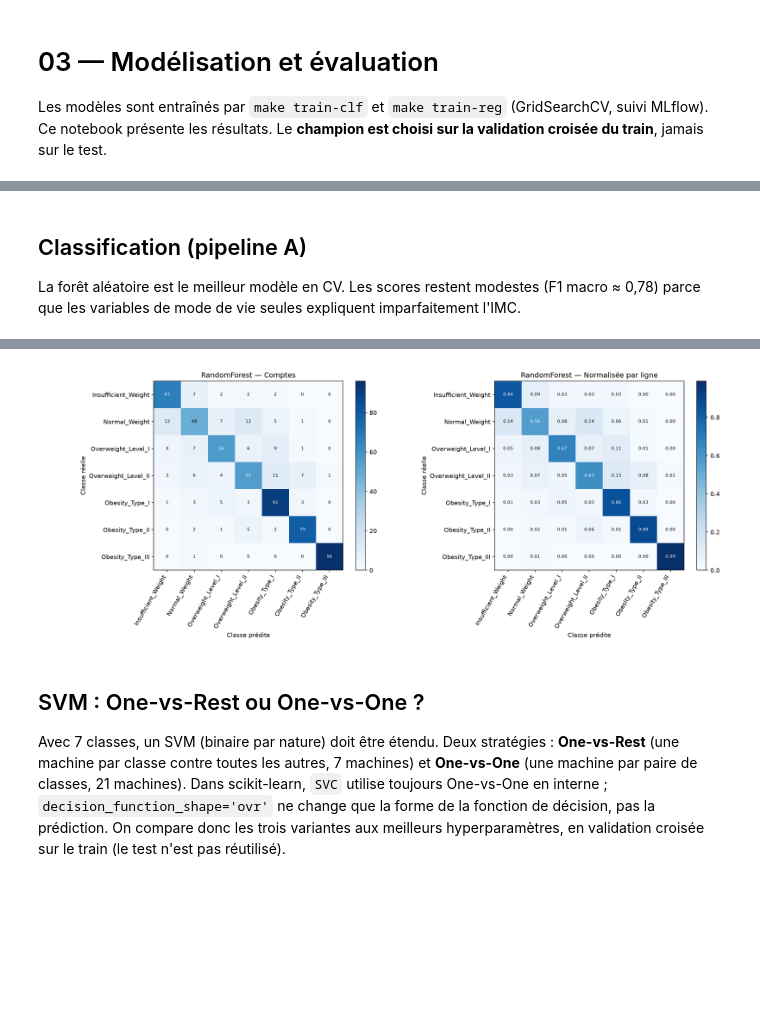
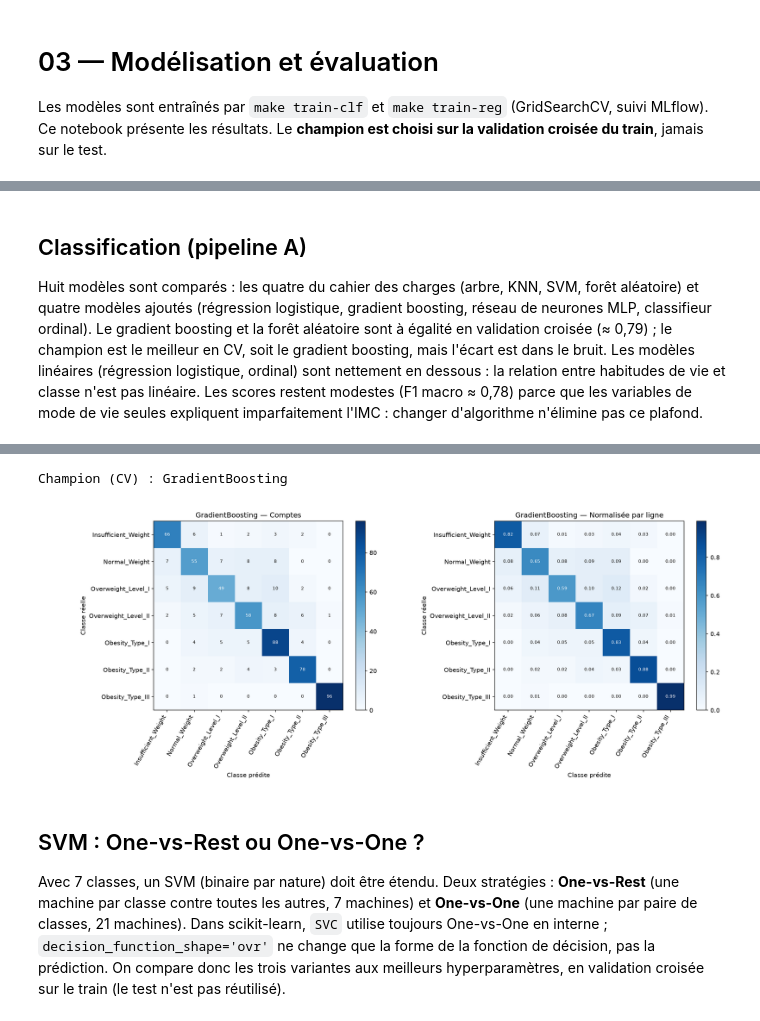
Before and after one commit to salmahanabal/obesity-levels, a Jupyter notebook: notebooks/03_modeling_and_evaluation.ipynb, the cells around one changed output, grey strips where cells are left out. Saved outputs shown, nothing was run; the diff lists cells and outputs as text; code cells hidden in the pictures; blank space fills up the shorter version.

Commit message:
Ajoute gradient boosting, MLP, regression logistique et classifieur ordinal ; champion GradientBoosting

```diff
--- a/notebooks/03_modeling_and_evaluation.ipynb
+++ b/notebooks/03_modeling_and_evaluation.ipynb
@@ -19,9 +23,11 @@ display(pd.read_csv(T/'model_comparison.csv'))
 # %% [markdown]
 ## Classification (pipeline A)
-La forêt aléatoire est le meilleur modèle en CV. Les scores restent modestes (F1 macro ≈ 0,78) parce que les variables de mode de vie seules expliquent imparfaitement l'IMC.
+Huit modèles sont comparés : les quatre du cahier des charges (arbre, KNN, SVM, forêt aléatoire) et quatre modèles ajoutés (régression logistique, gradient boosting, réseau de neurones MLP, classifieur ordinal). Le gradient boosting et la forêt aléatoire sont à égalité en validation croisée (≈ 0,79) ; le champion est le meilleur en CV, soit le gradient boosting, mais l'écart est dans le bruit. Les modèles linéaires (régression logistique, ordinal) sont nettement en dessous : la relation entre habitudes de vie et classe n'est pas linéaire. Les scores restent modestes (F1 macro ≈ 0,78) parce que les variables de mode de vie seules expliquent imparfaitement l'IMC : changer d'algorithme n'élimine pas ce plafond.
 # %%
 display(pd.read_csv(T/'classification_results.csv')[['model','cv_f1_macro','test_accuracy','test_balanced_accuracy','test_f1_macro','test_accuracy_pm1','test_roc_auc_ovr_macro']].round(3))
-display(Image(str(F/'model_cm_RandomForest.png'), width=900))
+champ = pd.read_csv(T/'classification_results.csv').query('~model.str.endswith("_LEAKAGE")').sort_values('cv_f1_macro').iloc[-1]['model']
+print('Champion (CV) :', champ)
+display(Image(str(F/f'model_cm_{champ}.png'), width=900))
 # %% [output]
 |  | model | cv_f1_macro | test_accuracy | test_balanced_accuracy | test_f1_macro | test_accuracy_pm1 | ... |
 | 0 | DecisionTree | 0.703 | 0.715 | 0.708 | 0.710 | 0.864 | ... |
@@ -32,4 +42,5 @@ display(Image(str(F/'model_cm_RandomForest.png'), width=900))
+Champion (CV) : GradientBoosting
-[figure, old version]
+[figure, new version]
 # %% [markdown]
 ## SVM : One-vs-Rest ou One-vs-One ?
 Avec 7 classes, un SVM (binaire par nature) doit être étendu. Deux stratégies : **One-vs-Rest** (une machine par classe contre toutes les autres, 7 machines) et **One-vs-One** (une machine par paire de classes, 21 machines). Dans scikit-learn, `SVC` utilise toujours One-vs-One en interne ; `decision_function_shape='ovr'` ne change que la forme de la fonction de décision, pas la prédiction. On compare donc les trois variantes aux meilleurs hyperparamètres, en validation croisée sur le train (le test n'est pas réutilisé).
```
Also changed, not shown: parts of 3 cells of this notebook, 19 other files.
